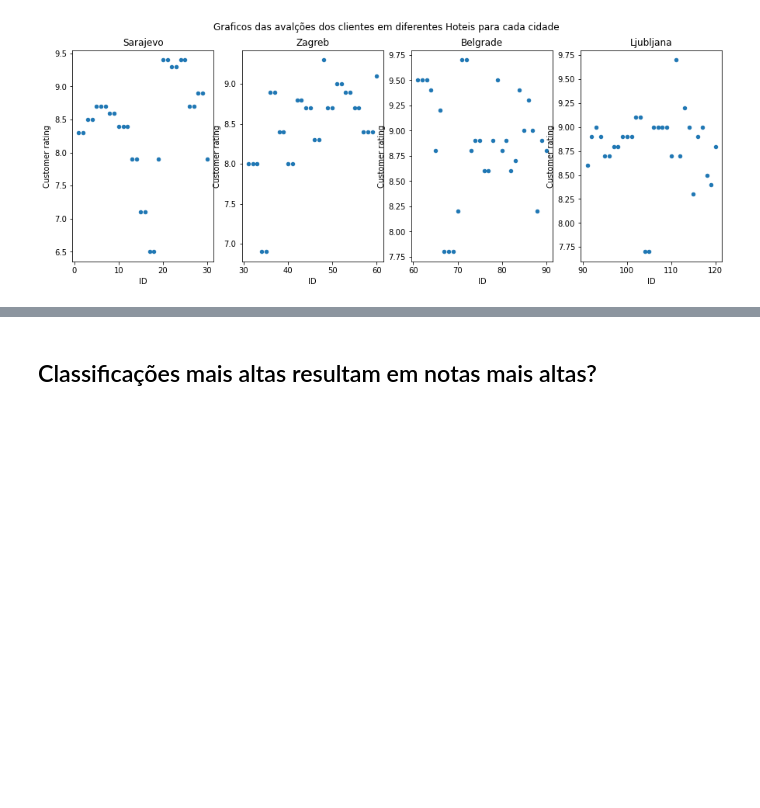
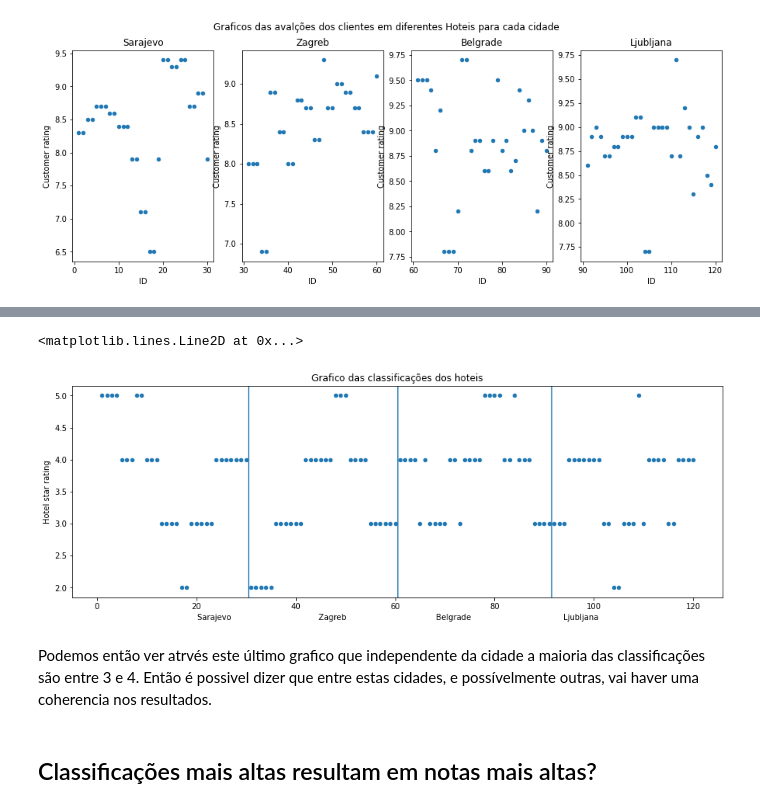
Before and after one commit to vitoriavianna/icd_a2, a Jupyter notebook: main.ipynb, the cells around one changed output, grey strips where cells are left out. Saved outputs shown, nothing was run; the diff lists cells and outputs as text; code cells hidden in the pictures; blank space fills up the shorter version.

Commit message:
+ 1 grafico + textos para acompanhar

```diff
--- a/main.ipynb
+++ b/main.ipynb
@@ -71,3 +83,14 @@ Text(0.5, 0.98, 'Graficos das avalções dos clientes em diferentes Hoteis para
+# %%
+data.plot(x='ID', y='Hotel star rating', kind='scatter', figsize=(15,5)).set_title('Grafico das classificações dos hoteis')
+plt.xlabel('Sarajevo                                    Zagreb                                     Belgrade                                      Ljubljana')
+plt.axvline(x=30.5)
+plt.axvline(x=60.5)
+plt.axvline(x=91.5)
+# %% [output]
+<matplotlib.lines.Line2D at 0x...>
+[figure, added]
+# %% [markdown]
+Podemos então ver atrvés este último grafico que independente da cidade a maioria das classificações são entre 3 e 4. Então é possivel dizer que entre estas cidades, e possívelmente outras, vai haver uma coherencia nos resultados.
 # %% [markdown]
 ## Classificações mais altas resultam em notas mais altas?
 # %% [markdown]
```
Also changed, not shown: parts of 2 cells of this notebook.
